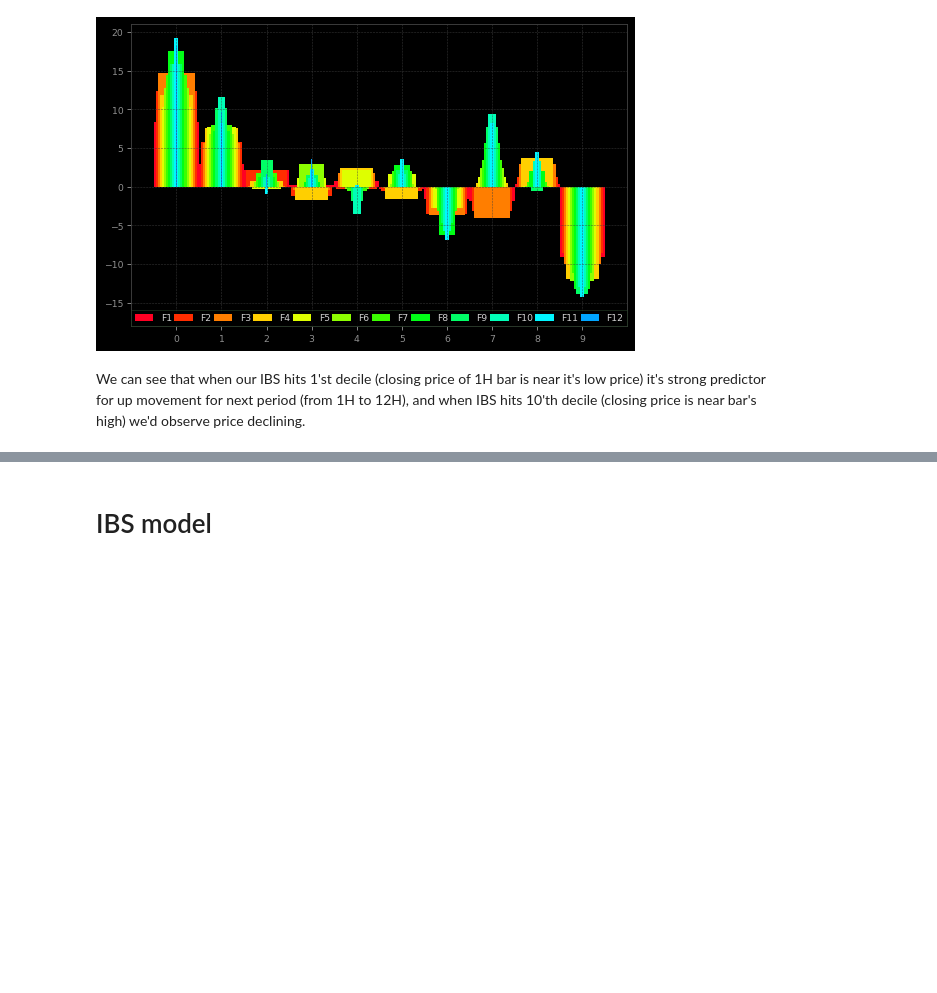
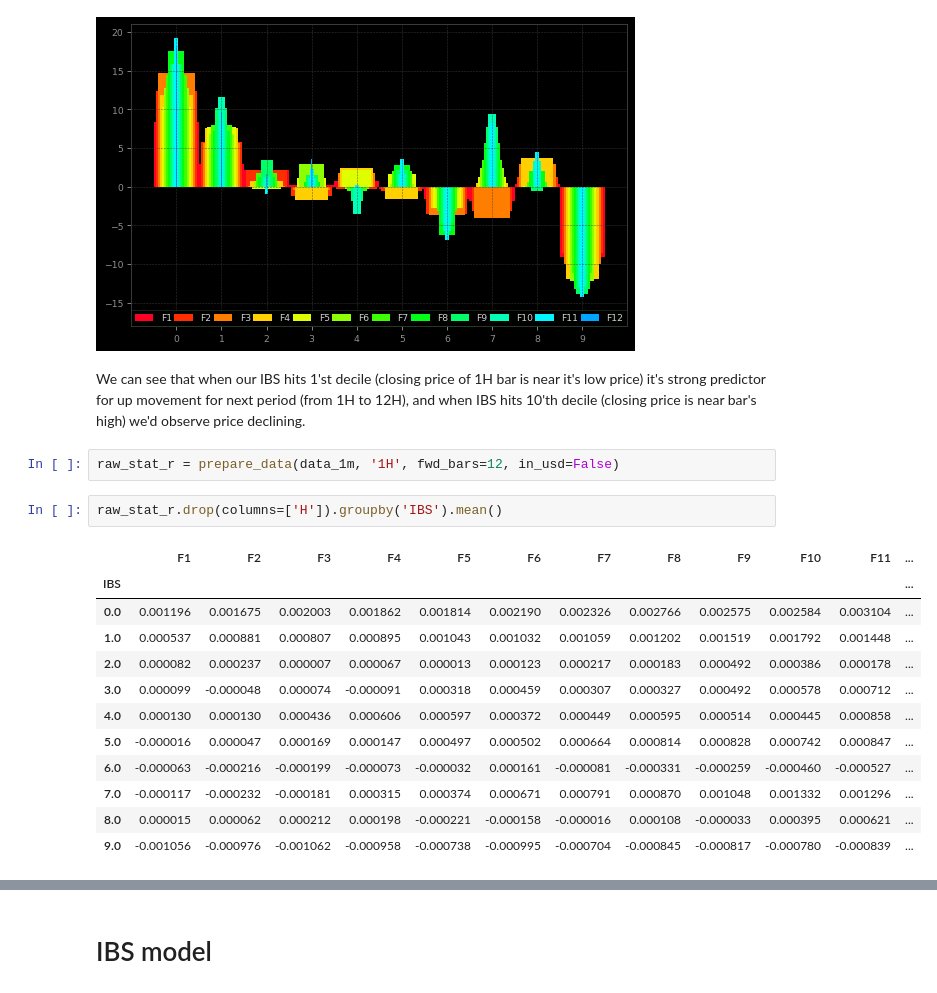
Before and after one commit to dmarienko/cryptomomentum, a Jupyter notebook: models/4. IBS testing.ipynb, the cells around one changed output, grey strips where cells are left out. Cells and saved outputs as stored; diff of their text form; blank space fills up the shorter version.

```diff
--- a/models/4. IBS testing.ipynb
+++ b/models/4. IBS testing.ipynb
@@ -108,3 +108,20 @@ compound_stats_plot(raw_stat.drop(columns=['H']).groupby('IBS').mean())
 [figure]
 # %% [markdown]
 We can see that when our IBS hits 1'st decile (closing price of 1H bar is near it's low price) it's strong predictor for up movement for next period (from 1H to 12H), and when IBS hits 10'th decile (closing price is near bar's high) we'd observe price declining.
+# %%
+raw_stat_r = prepare_data(data_1m, '1H', fwd_bars=12, in_usd=False)
+# %%
+raw_stat_r.drop(columns=['H']).groupby('IBS').mean()
+# %% [output]
+|  | F1 | F2 | F3 | F4 | F5 | F6 | F7 | F8 | F9 | F10 | F11 | ... |
+| IBS |  |  |  |  |  |  |  |  |  |  |  | ... |
+| 0.0 | 0.001196 | 0.001675 | 0.002003 | 0.001862 | 0.001814 | 0.002190 | 0.002326 | 0.002766 | 0.002575 | 0.002584 | 0.003104 | ... |
+| 1.0 | 0.000537 | 0.000881 | 0.000807 | 0.000895 | 0.001043 | 0.001032 | 0.001059 | 0.001202 | 0.001519 | 0.001792 | 0.001448 | ... |
+| 2.0 | 0.000082 | 0.000237 | 0.000007 | 0.000067 | 0.000013 | 0.000123 | 0.000217 | 0.000183 | 0.000492 | 0.000386 | 0.000178 | ... |
+| 3.0 | 0.000099 | -0.000048 | 0.000074 | -0.000091 | 0.000318 | 0.000459 | 0.000307 | 0.000327 | 0.000492 | 0.000578 | 0.000712 | ... |
+| 4.0 | 0.000130 | 0.000130 | 0.000436 | 0.000606 | 0.000597 | 0.000372 | 0.000449 | 0.000595 | 0.000514 | 0.000445 | 0.000858 | ... |
+| 5.0 | -0.000016 | 0.000047 | 0.000169 | 0.000147 | 0.000497 | 0.000502 | 0.000664 | 0.000814 | 0.000828 | 0.000742 | 0.000847 | ... |
+| 6.0 | -0.000063 | -0.000216 | -0.000199 | -0.000073 | -0.000032 | 0.000161 | -0.000081 | -0.000331 | -0.000259 | -0.000460 | -0.000527 | ... |
+| 7.0 | -0.000117 | -0.000232 | -0.000181 | 0.000315 | 0.000374 | 0.000671 | 0.000791 | 0.000870 | 0.001048 | 0.001332 | 0.001296 | ... |
+| 8.0 | 0.000015 | 0.000062 | 0.000212 | 0.000198 | -0.000221 | -0.000158 | -0.000016 | 0.000108 | -0.000033 | 0.000395 | 0.000621 | ... |
+| 9.0 | -0.001056 | -0.000976 | -0.001062 | -0.000958 | -0.000738 | -0.000995 | -0.000704 | -0.000845 | -0.000817 | -0.000780 | -0.000839 | ... |
```
Also changed, not shown: parts of 3 cells of this notebook, 1 other file.
